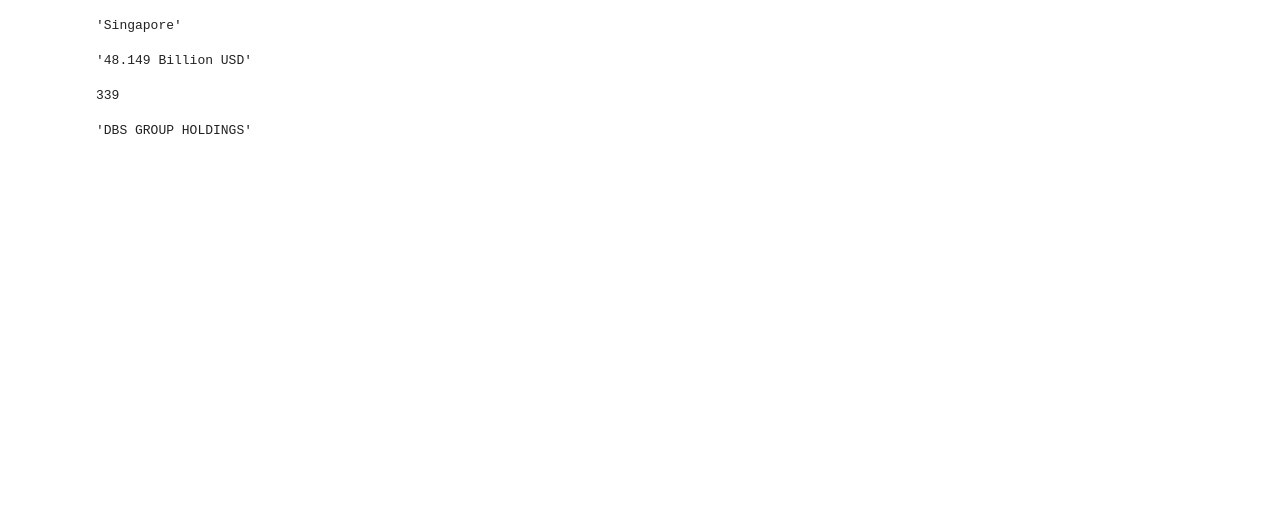
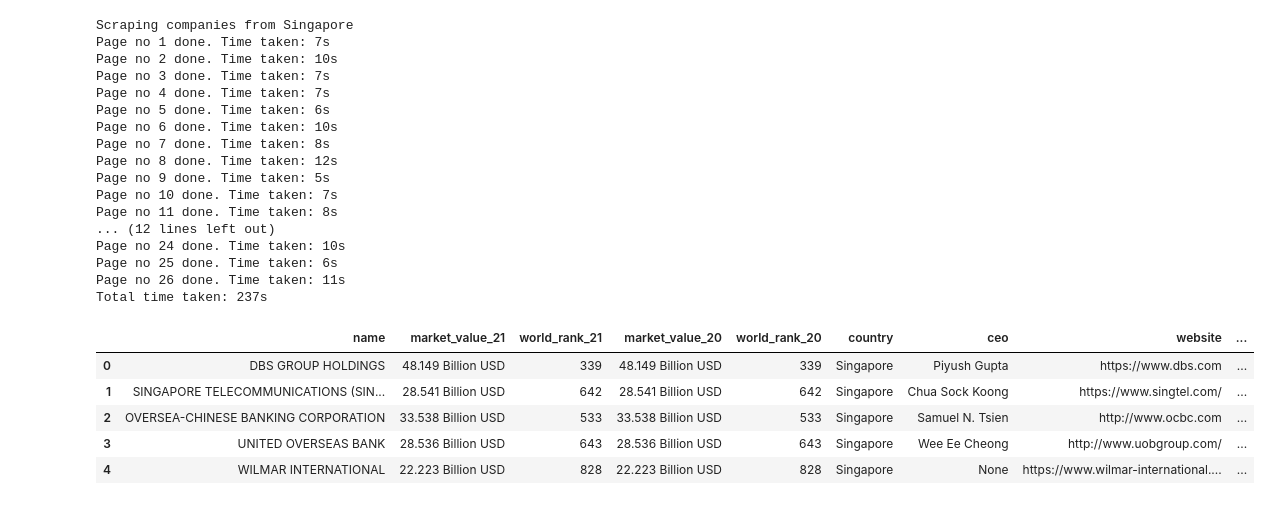
Before and after one commit to archonixm/python-web-scraper, a Jupyter notebook: Value.today Scraper.ipynb, the cells around one changed output. Saved outputs shown, nothing was run; the diff lists cells and outputs as text; code cells hidden in the pictures; blank space fills up the shorter version.

Commit message:
Complete scraper

```diff
--- a/Value.today Scraper.ipynb
+++ b/Value.today Scraper.ipynb
@@ -4,3 +8,4 @@ from bs4 import BeautifulSoup
 # %%
-'https://www.value.today/headquarters/singapore?title=&field_headquarters_of_company_target_id&field_company_category_primary_target_id&field_market_value_jan_2020_value_1=&page=0'
+URL = 'https://www.value.today/headquarters/{}?title=&field_headquarters_of_company_target_id&field_company_category_primary_target_id&field_market_value_jan_2020_value_1=&page={}'
+URL
 # %% [output]
@@ -8,4 +12,0 @@ from bs4 import BeautifulSoup
-# %%
-url = 'https://www.value.today/headquarters/singapore'
-page = requests.get(url)
-page
@@ -79,3 +12,0 @@ for job_elem in job_elems:
-# %%
-job_elem = job_elems[0]
-job_elem
@@ -162,24 +12,0 @@ category
-# %%
-country = find_class(job_elem, 'headquarters-of-company', 'entity-reference', sm=12)
-country = country.find('div', class_='field--item').text
-country
-# %% [output]
-'Singapore'
-# %%
-market_value = find_class(job_elem, 'market-value-jan012021', 'float')
-market_value = market_value.find('div', class_='field--item').text
-market_value
-# %% [output]
-'48.149 Billion USD'
-# %%
-world_rank = find_class(job_elem, 'world-rank-jan012021', 'integer')
-world_rank = int(world_rank.find('div', class_='field--item').text)
-world_rank
-# %% [output]
-339
-# %%
-name = job_elem.find('h2', class_='text-primary')
-name = name.find('a').text
-name
-# %% [output]
-'DBS GROUP HOLDINGS'
@@ -185,0 +116,27 @@ name
+# %%
+df_sg = scrape_value_today('singapore')
+df_sg.head()
+# %% [output]
+Scraping companies from Singapore
+Page no 1 done. Time taken: 7s
+Page no 2 done. Time taken: 10s
+Page no 3 done. Time taken: 7s
+Page no 4 done. Time taken: 7s
+Page no 5 done. Time taken: 6s
+Page no 6 done. Time taken: 10s
+Page no 7 done. Time taken: 8s
+Page no 8 done. Time taken: 12s
+Page no 9 done. Time taken: 5s
+Page no 10 done. Time taken: 7s
+Page no 11 done. Time taken: 8s
+... (12 lines left out)
+Page no 24 done. Time taken: 10s
+Page no 25 done. Time taken: 6s
+Page no 26 done. Time taken: 11s
+Total time taken: 237s
+|  | name | market_value_21 | world_rank_21 | market_value_20 | world_rank_20 | country | ceo | website | ... |
+| 0 | DBS GROUP HOLDINGS | 48.149 Billion USD | 339 | 48.149 Billion USD | 339 | Singapore | Piyush Gupta | https://www.dbs.com | ... |
+| 1 | SINGAPORE TELECOMMUNICATIONS (SIN... | 28.541 Billion USD | 642 | 28.541 Billion USD | 642 | Singapore | Chua Sock Koong | https://www.singtel.com/ | ... |
+| 2 | OVERSEA-CHINESE BANKING CORPORATION | 33.538 Billion USD | 533 | 33.538 Billion USD | 533 | Singapore | Samuel N. Tsien | http://www.ocbc.com | ... |
+| 3 | UNITED OVERSEAS BANK | 28.536 Billion USD | 643 | 28.536 Billion USD | 643 | Singapore | Wee Ee Cheong | http://www.uobgroup.com/ | ... |
+| 4 | WILMAR INTERNATIONAL | 22.223 Billion USD | 828 | 22.223 Billion USD | 828 | Singapore | None | https://www.wilmar-international.... | ... |
```
Also changed, not shown: parts of 28 cells of this notebook, 8 other files.
